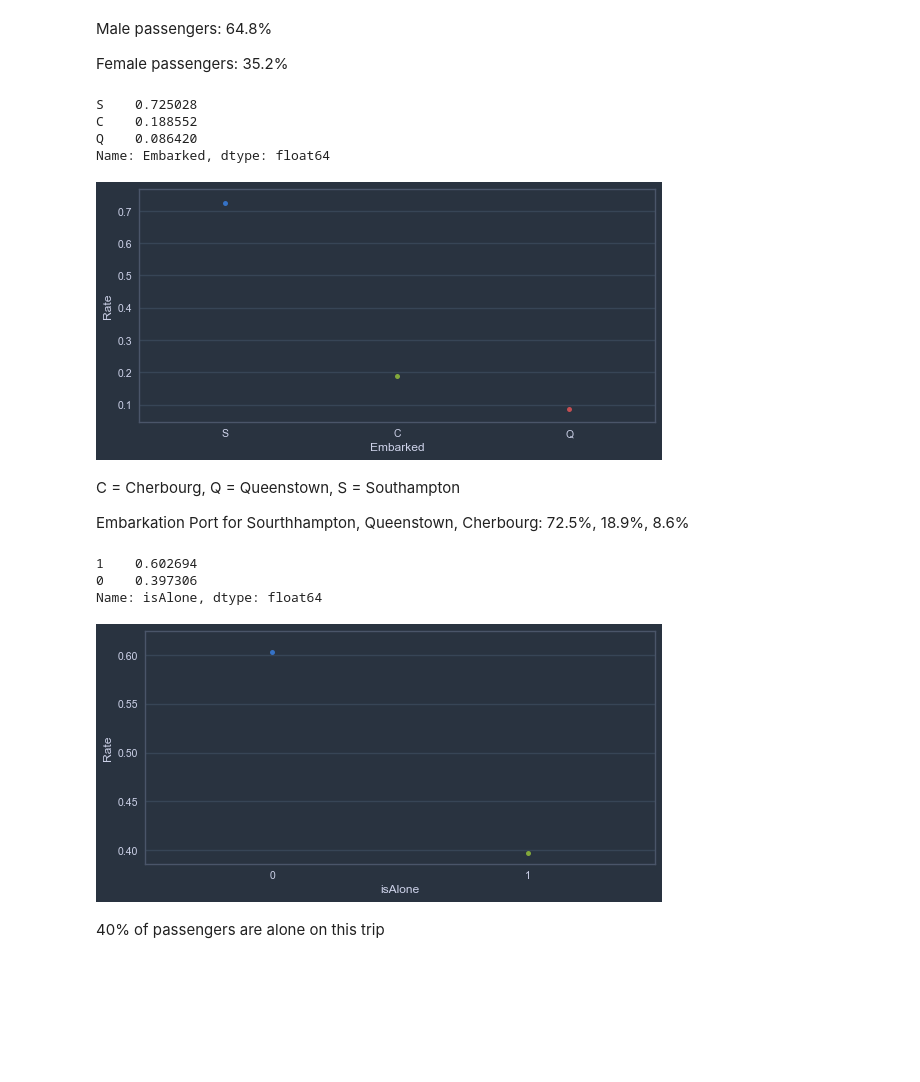
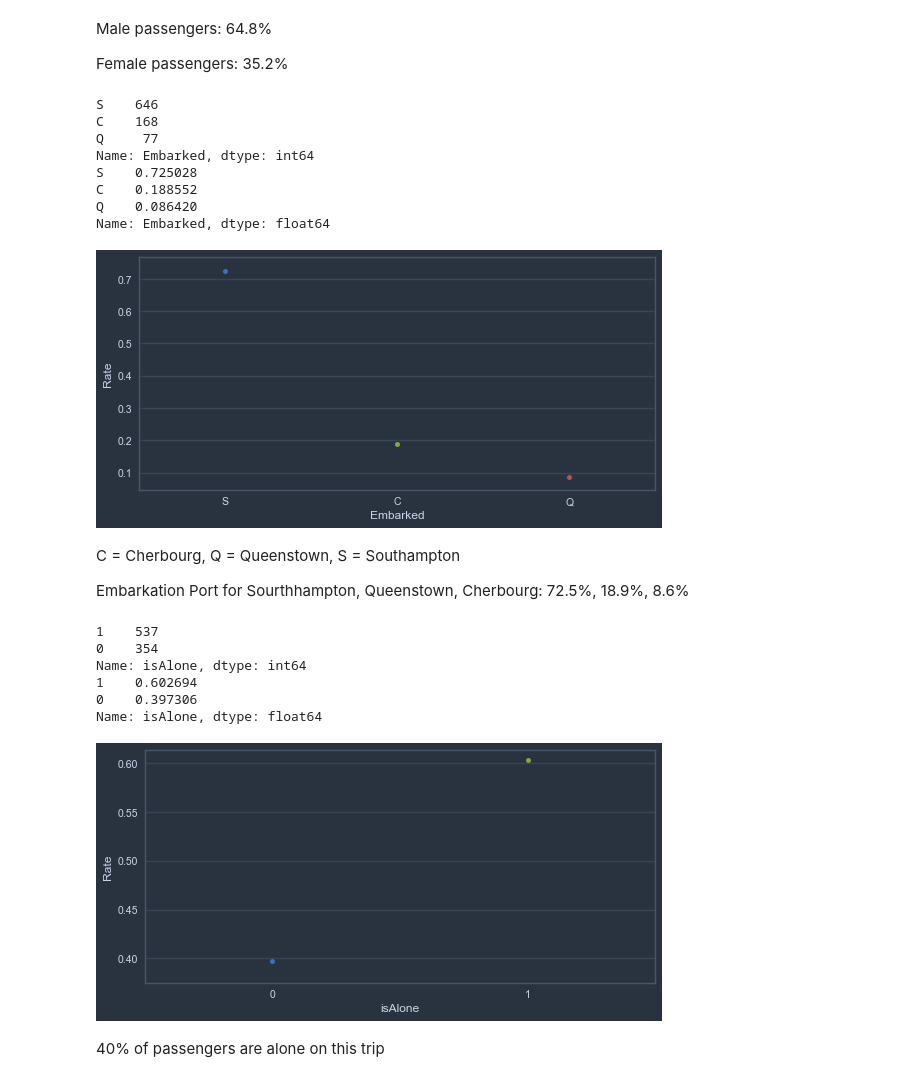
Before and after one commit to yangforbig/Udacity_Github, a Jupyter notebook: Data Analyst Nanodegree/intro to Data Analysis/final_project/project.ipynb, the cells around one changed output. Cells and saved outputs as stored; diff of their text form; code cells hidden in the pictures; blank space fills up the shorter version.

```diff
--- a/Data Analyst Nanodegree/intro to Data Analysis/final_project/project.ipynb
+++ b/Data Analyst Nanodegree/intro to Data Analysis/final_project/project.ipynb
@@ -97,7 +99,6 @@ Mrs        126     0
 Rare         3    20
 # %%
 # Create FamilySize feature and feature IsAlone. IsAlone = 1 when FamilySize = 1
-for dataset in dataList:
-    dataset['FamilySize'] = 1 + dataset['SibSp'] + dataset['Parch']
-    dataset['isAlone'] = 0
-    dataset.loc[dataset.FamilySize == 1, 'isAlone'] = 1
+titanic['FamilySize'] = 1 + titanic['SibSp'] + titanic['Parch']
+titanic['isAlone'] = 0
+titanic.loc[titanic.FamilySize == 1, 'isAlone'] = 1
@@ -157,7 +154,7 @@ for dataset in dataList:
 # %%
 # Embarked Imputation
-mode = train.Embarked.mode()
-train['Embarked'].fillna(mode[0], inplace=True)
+mode = titanic.Embarked.mode()
+titanic['Embarked'].fillna(mode[0], inplace=True)
 # %%
 print 'Embarked # of missing values: ', train.Embarked.isnull().sum()
 # %% [output]
@@ -164,0 +187,4 @@ Embarked # of missing values:  0
+# %%
+titanic.Pclass = titanic.Pclass.astype(object)
+titanic.Age = titanic.Age.astype(int)
+titanic.isAlone = titanic.isAlone.astype(object)
@@ -167,8 +197,11 @@ Embarked # of missing values:  0
 # %%
+
 def uni_cate_plot(data, feature):
     fig, ax = plt.subplots()
-    ax = sns.stripplot(x = data[feature].unique(), y = data[feature].value_counts()/len(data))
+    ax = sns.stripplot(x = data[feature].value_counts().index,
+                       y = data[feature].value_counts()/len(data))
     plt.xlabel(feature)
     plt.ylabel('Rate')
+    print  data[feature].value_counts()
     print data[feature].value_counts() / len(data)
 # %%
@@ -206,8 +245,12 @@ Male passengers: 64.8%
 
 Female passengers: 35.2%
 # %%
-uni_cate_plot(train, 'Embarked')
+uni_cate_plot(titanic, 'Embarked')
 # %% [output]
+S    646
+C    168
+Q     77
+Name: Embarked, dtype: int64
 S    0.725028
 C    0.188552
 Q    0.086420
@@ -218,12 +261,15 @@ C = Cherbourg, Q = Queenstown, S = Southampton
 
 Embarkation Port for Sourthhampton, Queenstown, Cherbourg: 72.5%, 18.9%, 8.6%
 # %%
-uni_cate_plot(train, 'isAlone')
+uni_cate_plot(titanic, 'isAlone')
 # %% [output]
+1    537
+0    354
+Name: isAlone, dtype: int64
 1    0.602694
 0    0.397306
 Name: isAlone, dtype: float64
-[figure, old version]
+[figure, new version]
 # %% [markdown]
 40% of passengers are alone on this trip
 # %%
```
Also changed, not shown: parts of 72 cells of this notebook.
